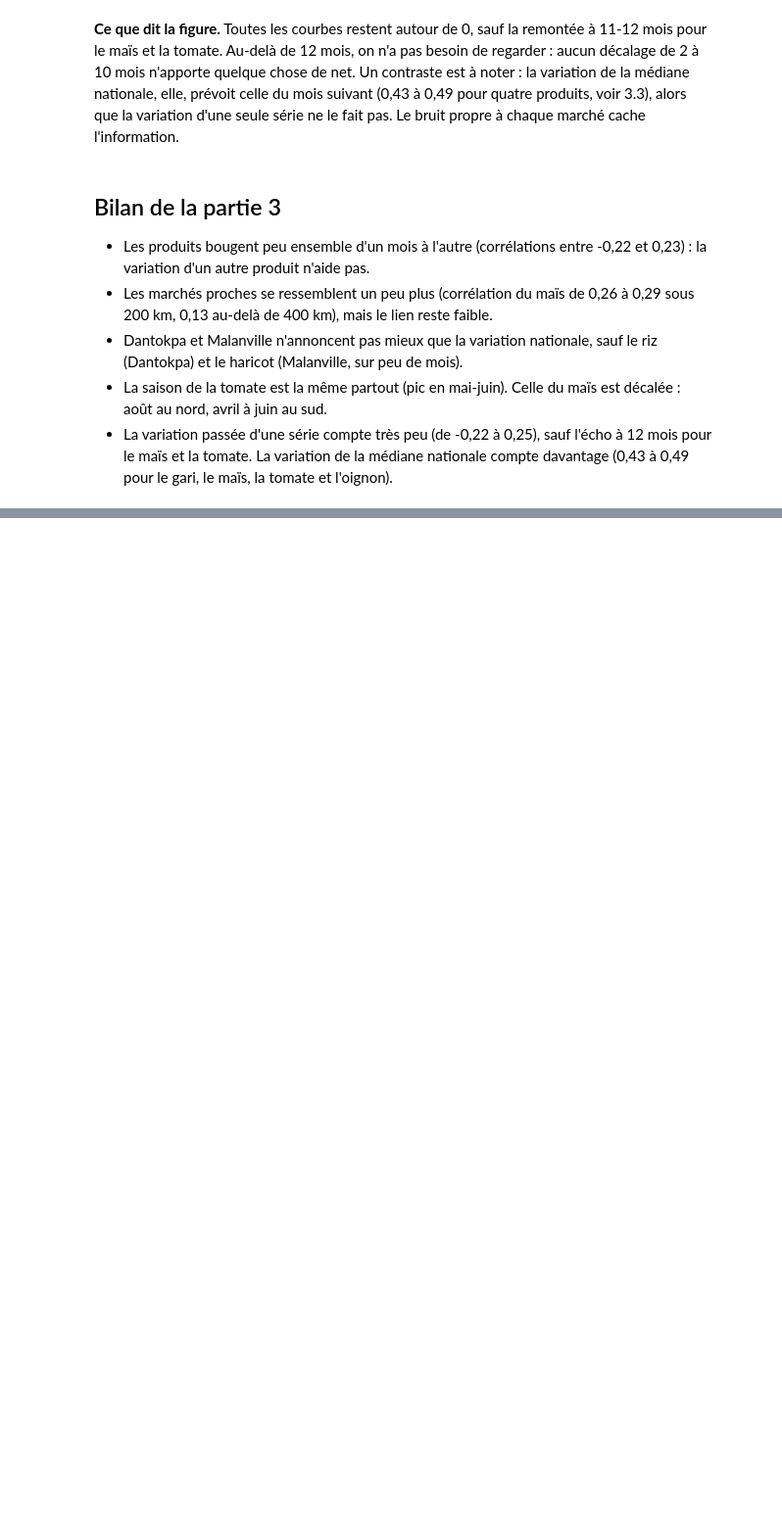
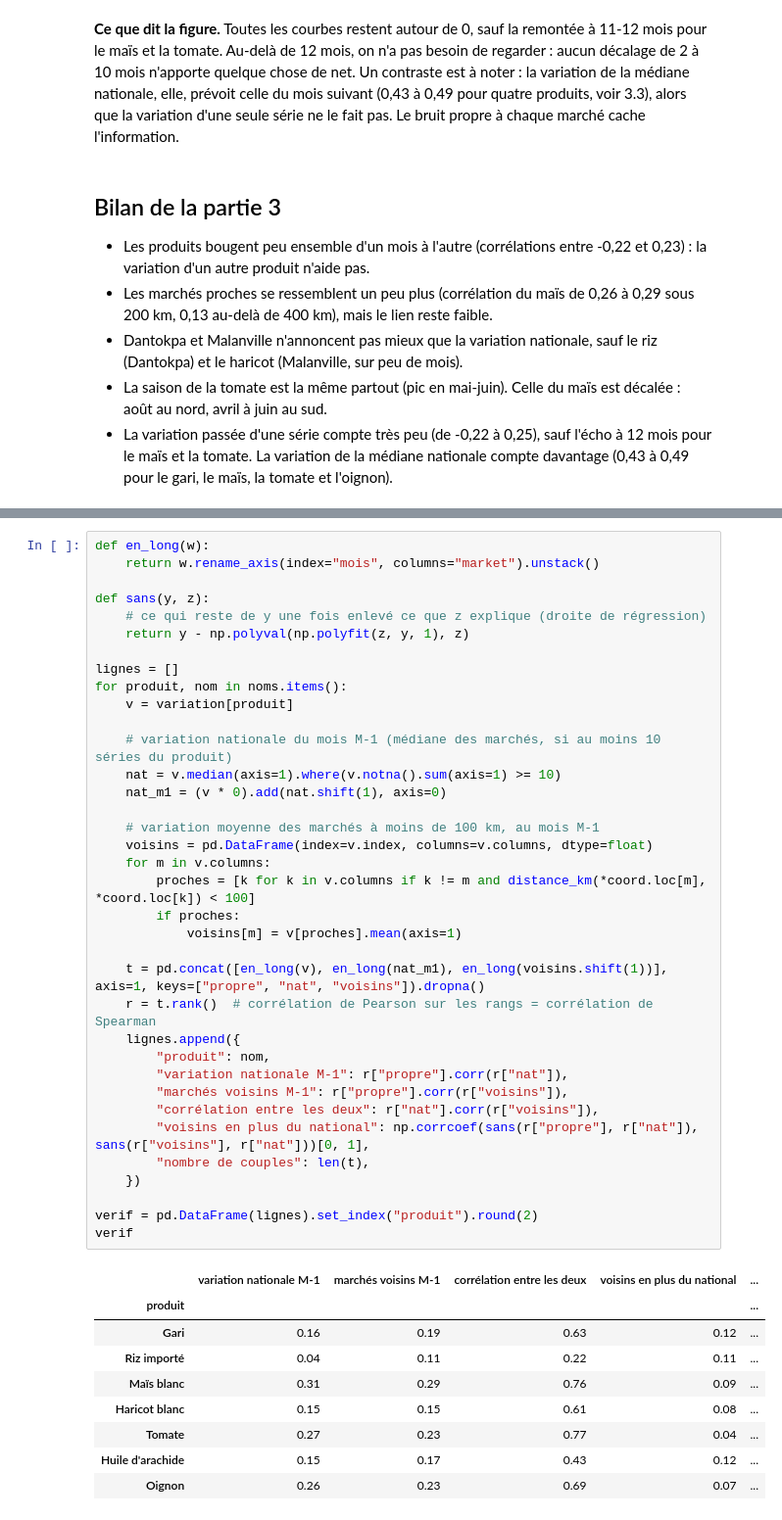
Before and after one commit to Patrickdoch130207/benin-food-price-forecast, a Jupyter notebook: notebooks/02_eda.ipynb, the cells around one changed output, grey strips where cells are left out. Shown at 98% size. Saved outputs shown, nothing was run; the diff lists cells and outputs as text; blank space fills up the shorter version.

```diff
--- a/notebooks/02_eda.ipynb
+++ b/notebooks/02_eda.ipynb
@@ -714,0 +813,46 @@ plt.show()
+# %%
+def en_long(w):
+    return w.rename_axis(index="mois", columns="market").unstack()
+
+def sans(y, z):
+    # ce qui reste de y une fois enlevé ce que z explique (droite de régression)
+    return y - np.polyval(np.polyfit(z, y, 1), z)
+
+lignes = []
+for produit, nom in noms.items():
+    v = variation[produit]
+
+    # variation nationale du mois M-1 (médiane des marchés, si au moins 10 séries du produit)
+    nat = v.median(axis=1).where(v.notna().sum(axis=1) >= 10)
+    nat_m1 = (v * 0).add(nat.shift(1), axis=0)
+
+    # variation moyenne des marchés à moins de 100 km, au mois M-1
+    voisins = pd.DataFrame(index=v.index, columns=v.columns, dtype=float)
+    for m in v.columns:
+        proches = [k for k in v.columns if k != m and distance_km(*coord.loc[m], *coord.loc[k]) < 100]
+        if proches:
+            voisins[m] = v[proches].mean(axis=1)
+
+    t = pd.concat([en_long(v), en_long(nat_m1), en_long(voisins.shift(1))], axis=1, keys=["propre", "nat", "voisins"]).dropna()
+    r = t.rank()  # corrélation de Pearson sur les rangs = corrélation de Spearman
+    lignes.append({
+        "produit": nom,
+        "variation nationale M-1": r["propre"].corr(r["nat"]),
+        "marchés voisins M-1": r["propre"].corr(r["voisins"]),
+        "corrélation entre les deux": r["nat"].corr(r["voisins"]),
+        "voisins en plus du national": np.corrcoef(sans(r["propre"], r["nat"]), sans(r["voisins"], r["nat"]))[0, 1],
+        "nombre de couples": len(t),
+    })
+
+verif = pd.DataFrame(lignes).set_index("produit").round(2)
+verif
+# %% [output]
+|  | variation nationale M-1 | marchés voisins M-1 | corrélation entre les deux | voisins en plus du national | ... |
+| produit |  |  |  |  | ... |
+| Gari | 0.16 | 0.19 | 0.63 | 0.12 | ... |
+| Riz importé | 0.04 | 0.11 | 0.22 | 0.11 | ... |
+| Maïs blanc | 0.31 | 0.29 | 0.76 | 0.09 | ... |
+| Haricot blanc | 0.15 | 0.15 | 0.61 | 0.08 | ... |
+| Tomate | 0.27 | 0.23 | 0.77 | 0.04 | ... |
+| Huile d'arachide | 0.15 | 0.17 | 0.43 | 0.12 | ... |
+| Oignon | 0.26 | 0.23 | 0.69 | 0.07 | ... |
```
Also changed, not shown: parts of 13 cells of this notebook, 6 other files.
